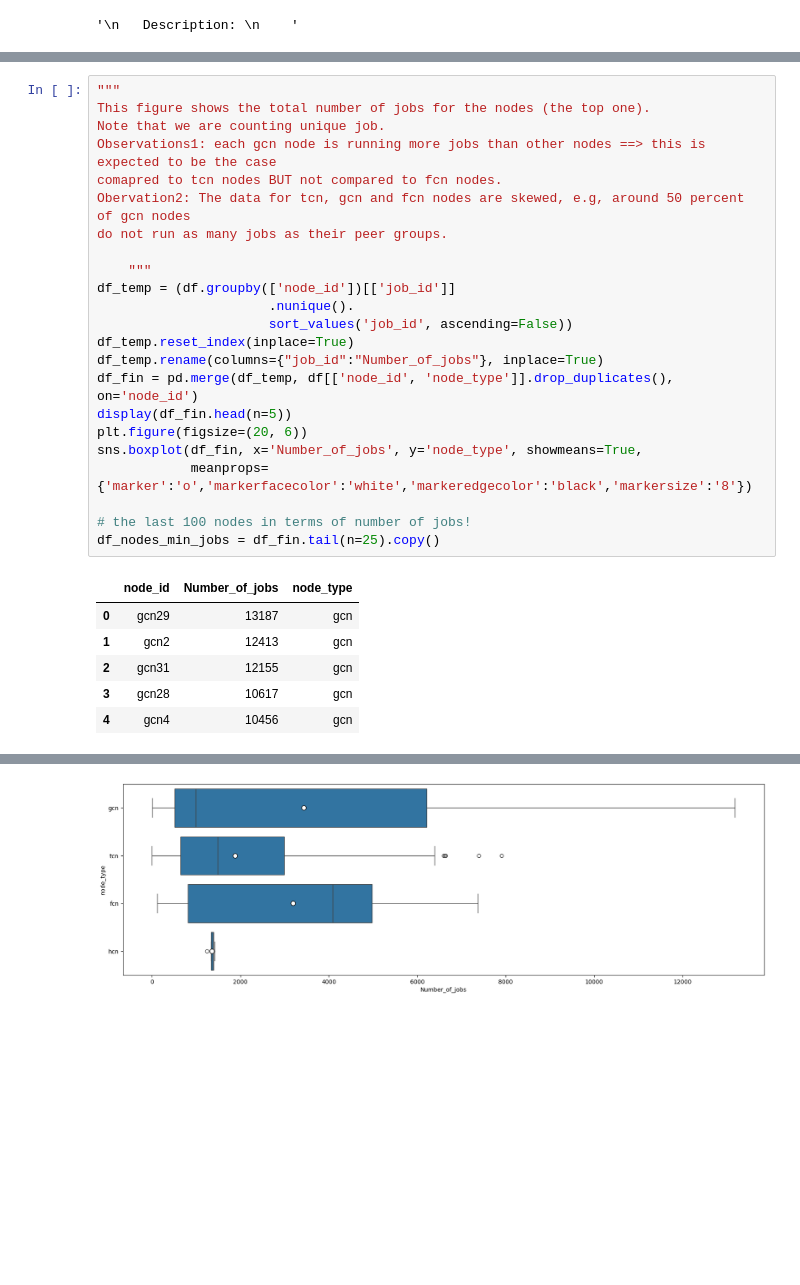
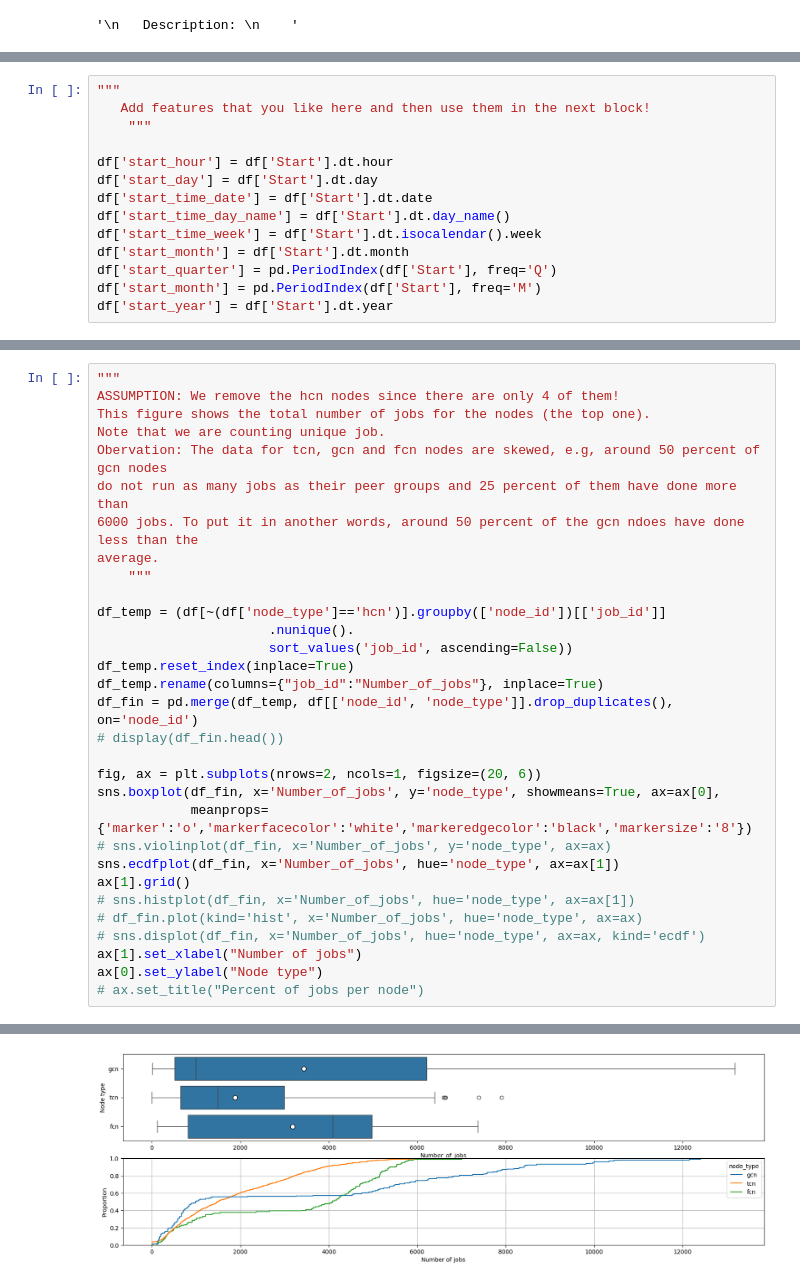
Before and after one commit to sara-nl/energy_efficiency_system_level, a Jupyter notebook: EDA_slurm_data.ipynb, the cells around one changed output, grey strips where cells are left out. Cells and saved outputs as stored; diff of their text form; blank space fills up the shorter version.

```diff
--- a/EDA_slurm_data.ipynb
+++ b/EDA_slurm_data.ipynb
@@ -32,0 +27,14 @@ df.sample(n=10)
+# %%
+"""
+   Add features that you like here and then use them in the next block!
+    """
+
+df['start_hour'] = df['Start'].dt.hour
+df['start_day'] = df['Start'].dt.day
+df['start_time_date'] = df['Start'].dt.date
+df['start_time_day_name'] = df['Start'].dt.day_name()
+df['start_time_week'] = df['Start'].dt.isocalendar().week
+df['start_month'] = df['Start'].dt.month
+df['start_quarter'] = pd.PeriodIndex(df['Start'], freq='Q')
+df['start_month'] = pd.PeriodIndex(df['Start'], freq='M')
+df['start_year'] = df['Start'].dt.year
@@ -202,30 +187,32 @@ sns.barplot(df_fin[1:20], x='Number_of_nodes', y='Percent_of_jobs')
 # %%
 """
+ASSUMPTION: We remove the hcn nodes since there are only 4 of them!
 This figure shows the total number of jobs for the nodes (the top one).
 Note that we are counting unique job.
-Observations1: each gcn node is running more jobs than other nodes ==> this is expected to be the case
-comapred to tcn nodes BUT not compared to fcn nodes.
-Obervation2: The data for tcn, gcn and fcn nodes are skewed, e.g, around 50 percent of gcn nodes
-do not run as many jobs as their peer groups.
+Obervation: The data for tcn, gcn and fcn nodes are skewed, e.g, around 50 percent of gcn nodes
+do not run as many jobs as their peer groups and 25 percent of them have done more than
+6000 jobs. To put it in another words, around 50 percent of the gcn ndoes have done less than the
+average.
+    """
 
-    """
-df_temp = (df.groupby(['node_id'])[['job_id']]
+df_temp = (df[~(df['node_type']=='hcn')].groupby(['node_id'])[['job_id']]
                       .nunique().
                       sort_values('job_id', ascending=False))
 df_temp.reset_index(inplace=True)
 df_temp.rename(columns={"job_id":"Number_of_jobs"}, inplace=True)
 df_fin = pd.merge(df_temp, df[['node_id', 'node_type']].drop_duplicates(), on='node_id')
-display(df_fin.head(n=5))
-plt.figure(figsize=(20, 6))
-sns.boxplot(df_fin, x='Number_of_jobs', y='node_type', showmeans=True,
+# display(df_fin.head())
+
+fig, ax = plt.subplots(nrows=2, ncols=1, figsize=(20, 6))
+sns.boxplot(df_fin, x='Number_of_jobs', y='node_type', showmeans=True, ax=ax[0],
             meanprops={'marker':'o','markerfacecolor':'white','markeredgecolor':'black','markersize':'8'})
-
-# the last 100 nodes in terms of number of jobs!
-df_nodes_min_jobs = df_fin.tail(n=25).copy()
+# sns.violinplot(df_fin, x='Number_of_jobs', y='node_type', ax=ax)
+sns.ecdfplot(df_fin, x='Number_of_jobs', hue='node_type', ax=ax[1])
+ax[1].grid()
+# sns.histplot(df_fin, x='Number_of_jobs', hue='node_type', ax=ax[1])
+# df_fin.plot(kind='hist', x='Number_of_jobs', hue='node_type', ax=ax)
+# sns.displot(df_fin, x='Number_of_jobs', hue='node_type', ax=ax, kind='ecdf')
+ax[1].set_xlabel("Number of jobs")
+ax[0].set_ylabel("Node type")
+# ax.set_title("Percent of jobs per node")
 # %% [output]
-|  | node_id | Number_of_jobs | node_type |
-| 0 | gcn29 | 13187 | gcn |
-| 1 | gcn2 | 12413 | gcn |
-| 2 | gcn31 | 12155 | gcn |
-| 3 | gcn28 | 10617 | gcn |
-| 4 | gcn4 | 10456 | gcn |
@@ -232 +220 @@ df_nodes_min_jobs = df_fin.tail(n=25).copy()
-[figure, old version]
+[figure, new version]
```
Also changed, not shown: parts of 16 cells of this notebook.
